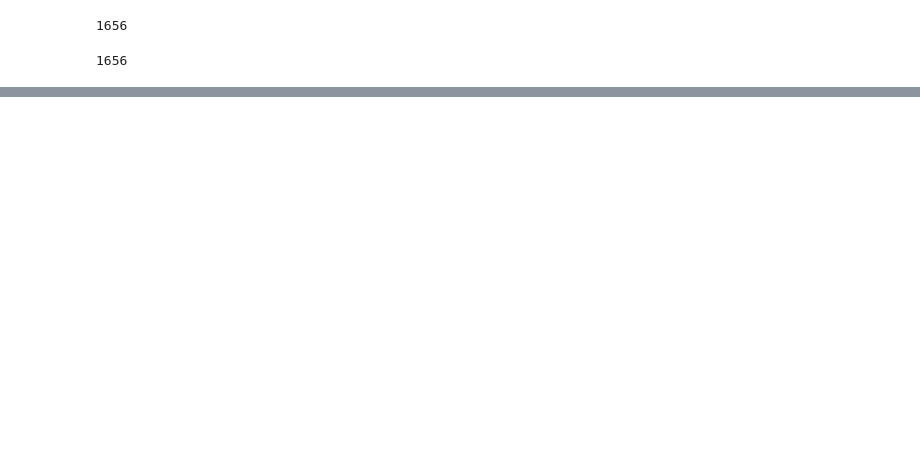
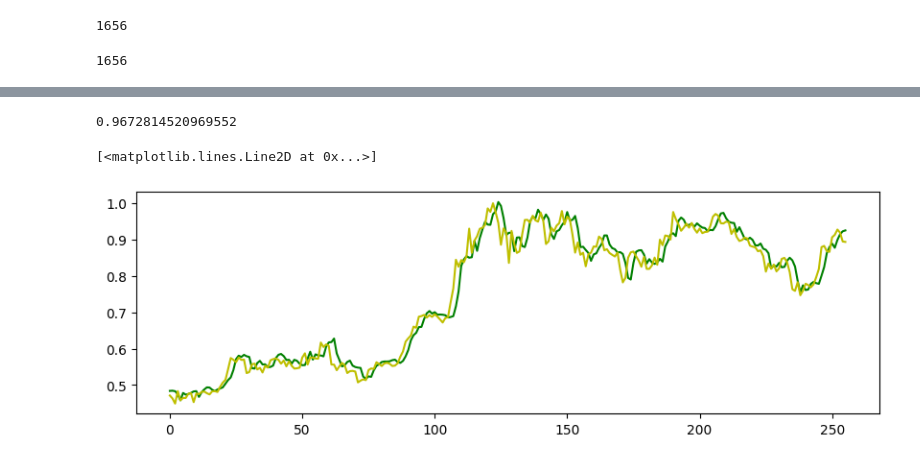
Before and after one commit to Jogang523/DL, a Jupyter notebook: rnn/RNN_2.ipynb, the cells around one changed output, grey strips where cells are left out. Cells and saved outputs as stored; diff of their text form; code cells hidden in the pictures; blank space fills up the shorter version.

```diff
--- a/rnn/RNN_2.ipynb
+++ b/rnn/RNN_2.ipynb
@@ -199,0 +235,2 @@ IndexError: tuple index out of range
+# %%
+preds = model.predict(x_test)
@@ -199,0 +261,11 @@ IndexError: tuple index out of range
+# %%
+r2_score(y_test, preds)
+# %% [output]
+0.9672814520969552
+# %%
+plt.figure(figsize=(10,3))
+plt.plot(preds, c='g')
+plt.plot(y_test, c='y')
+# %% [output]
+[<matplotlib.lines.Line2D at 0x...>]
+[figure, added]
```
Also changed, not shown: parts of 34 cells of this notebook, 1 other file.
